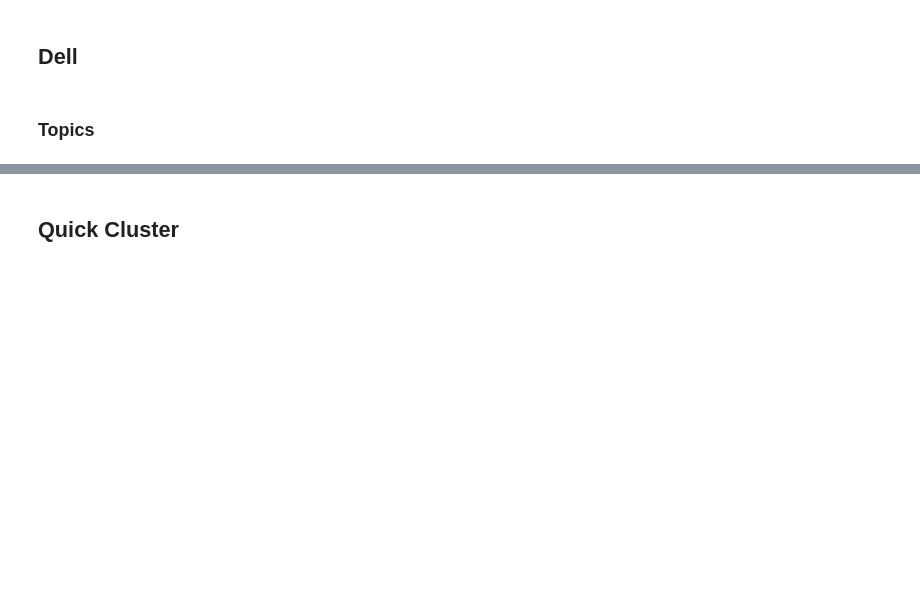
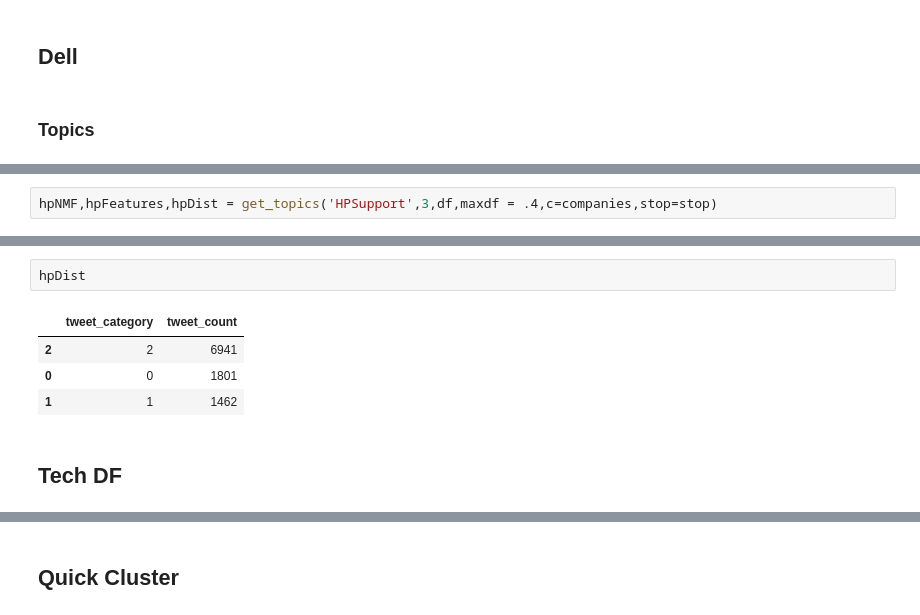
Before and after one commit to xvila/Twitter-Customer-Support-Exploration, a Jupyter notebook: notebooks/data_processing.ipynb, the cells around one changed output, grey strips where cells are left out. Cells and saved outputs as stored; diff of their text form; blank space fills up the shorter version.

```diff
--- a/notebooks/data_processing.ipynb
+++ b/notebooks/data_processing.ipynb
@@ -684,0 +773,2 @@ dellDist
+# %%
+hpNMF,hpFeatures,hpDist = get_topics('HPSupport',3,df,maxdf = .4,c=companies,stop=stop)
@@ -684,0 +786,9 @@ dellDist
+# %%
+hpDist
+# %% [output]
+|  | tweet_category | tweet_count |
+| 2 | 2 | 6941 |
+| 0 | 0 | 1801 |
+| 1 | 1 | 1462 |
+# %% [markdown]
+## Tech DF
```
Also changed, not shown: parts of 52 cells of this notebook, 2 other files.
